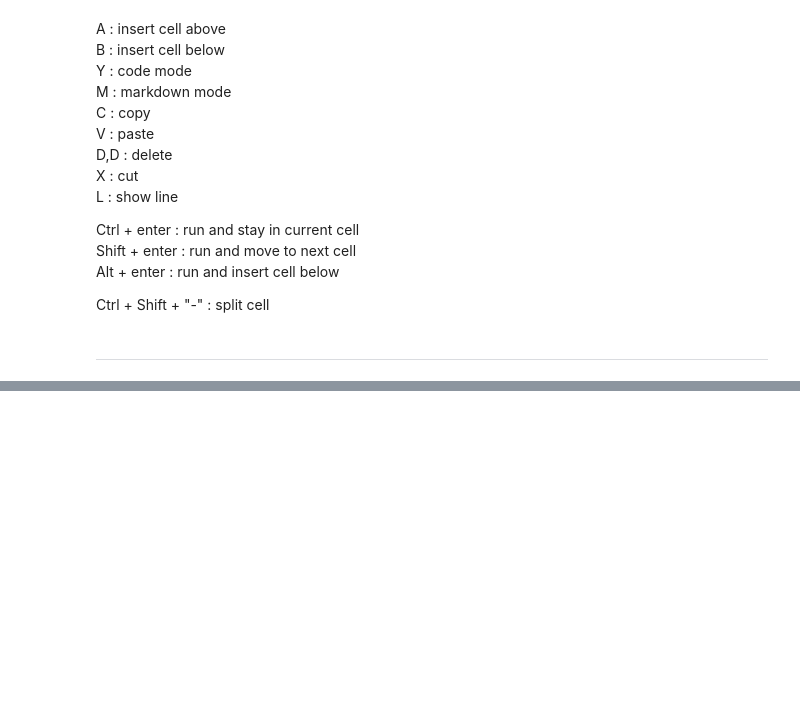
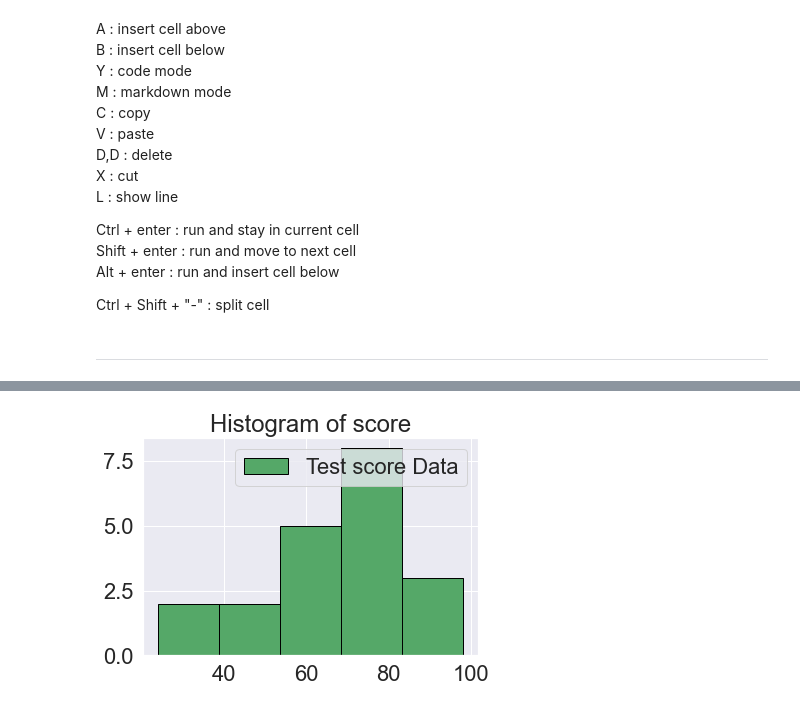
Before and after one commit to haocloo/USM_CS, a Jupyter notebook: CPC152/lecture_notes.ipynb, the cells around one changed output, grey strips where cells are left out. Saved outputs shown, nothing was run; the diff lists cells and outputs as text; code cells hidden in the pictures; blank space fills up the shorter version.

```diff
--- a/CPC152/lecture_notes.ipynb
+++ b/CPC152/lecture_notes.ipynb
@@ -66,0 +81,8 @@ plt.show()
+# %%
+values = [82,76,24,40,67,62,75,78,71,32,98,89,78,67,72,82,87,66,56,52]
+plt.hist(values,5, histtype='bar', align='mid', color='g', label='Test score Data', edgecolor='black')
+plt.legend()
+plt.title('Histogram of score')
+plt.show()
+# %% [output]
+[figure, added]
```
Also changed, not shown: parts of 21 cells of this notebook.
